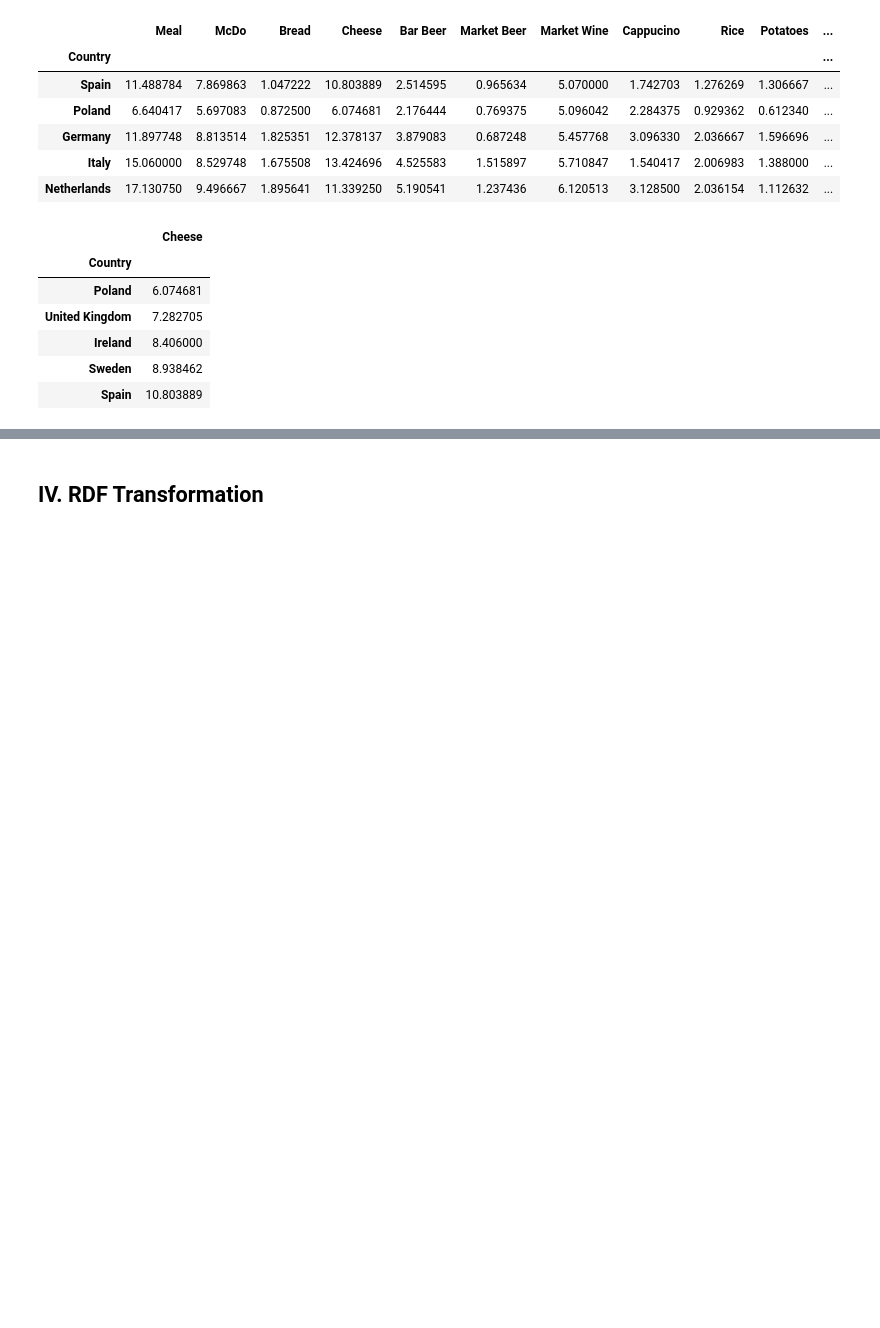
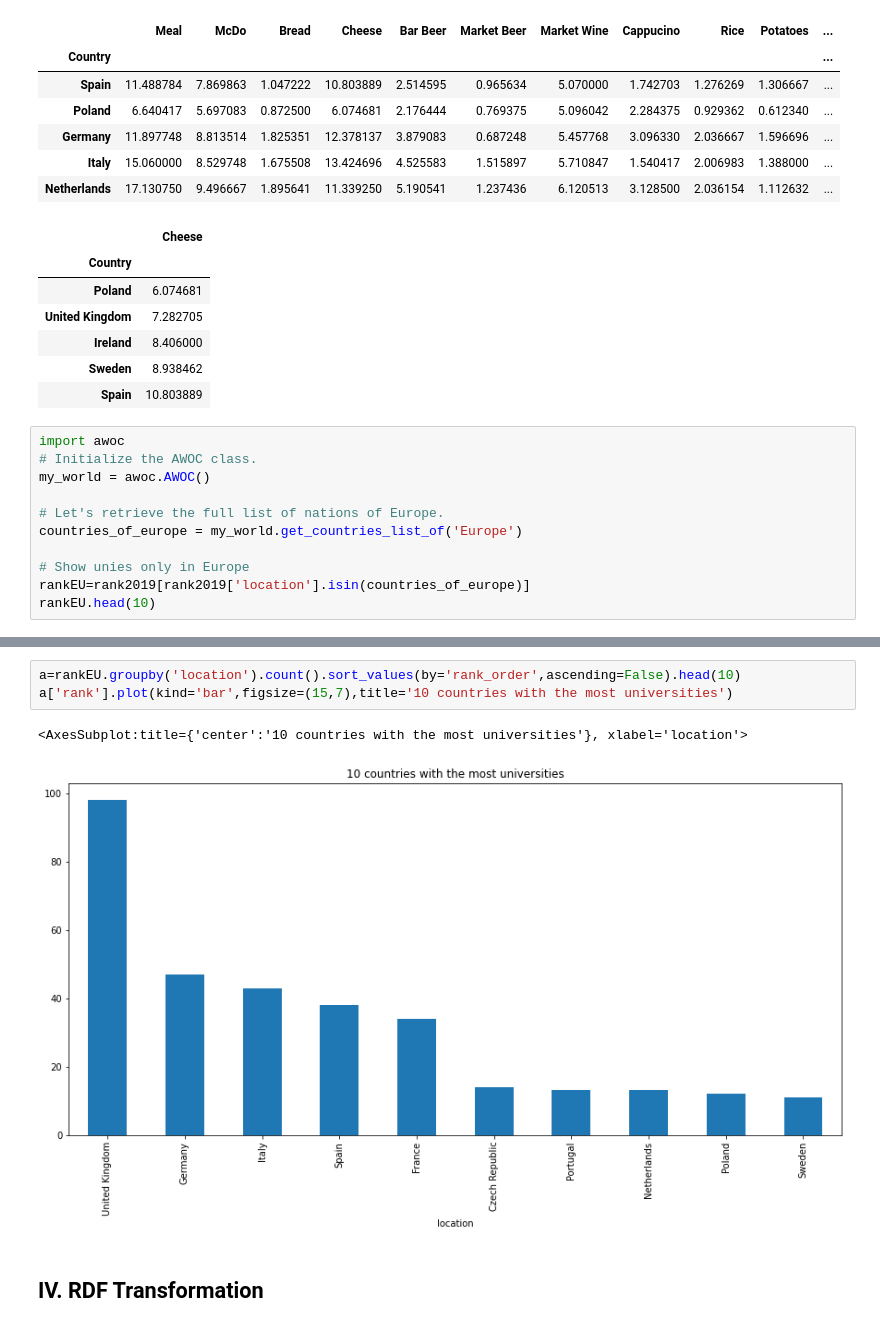
Before and after one commit to tatouti/DatabasePD, a Jupyter notebook: Erasmus_DataAnalysis.ipynb, the cells around one changed output, grey strips where cells are left out. Drawn from its saved outputs; the diff is of its cells as text; blank space fills up the shorter version.

```diff
--- a/Erasmus_DataAnalysis.ipynb
+++ b/Erasmus_DataAnalysis.ipynb
@@ -627,3 +596,14 @@ display(cofFr[cofFr["Country"].isin(erasmusFR.index)].groupby('Country').mean().
 | Ireland | 8.406000 |
 | Sweden | 8.938462 |
 | Spain | 10.803889 |
+# %%
+import awoc
+# Initialize the AWOC class.
+my_world = awoc.AWOC()
+
+# Let's retrieve the full list of nations of Europe.
+countries_of_europe = my_world.get_countries_list_of('Europe')
+
+# Show unies only in Europe
+rankEU=rank2019[rank2019['location'].isin(countries_of_europe)]
+rankEU.head(10)
@@ -630,3 +622,9 @@ display(cofFr[cofFr["Country"].isin(erasmusFR.index)].groupby('Country').mean().
+# %%
+a=rankEU.groupby('location').count().sort_values(by='rank_order',ascending=False).head(10)
+a['rank'].plot(kind='bar',figsize=(15,7),title='10 countries with the most universities')
+# %% [output]
+<AxesSubplot:title={'center':'10 countries with the most universities'}, xlabel='location'>
+[figure, added]
 # %% [markdown]
 ## IV. RDF Transformation
 # %%
```
Also changed, not shown: parts of 5 cells of this notebook.
